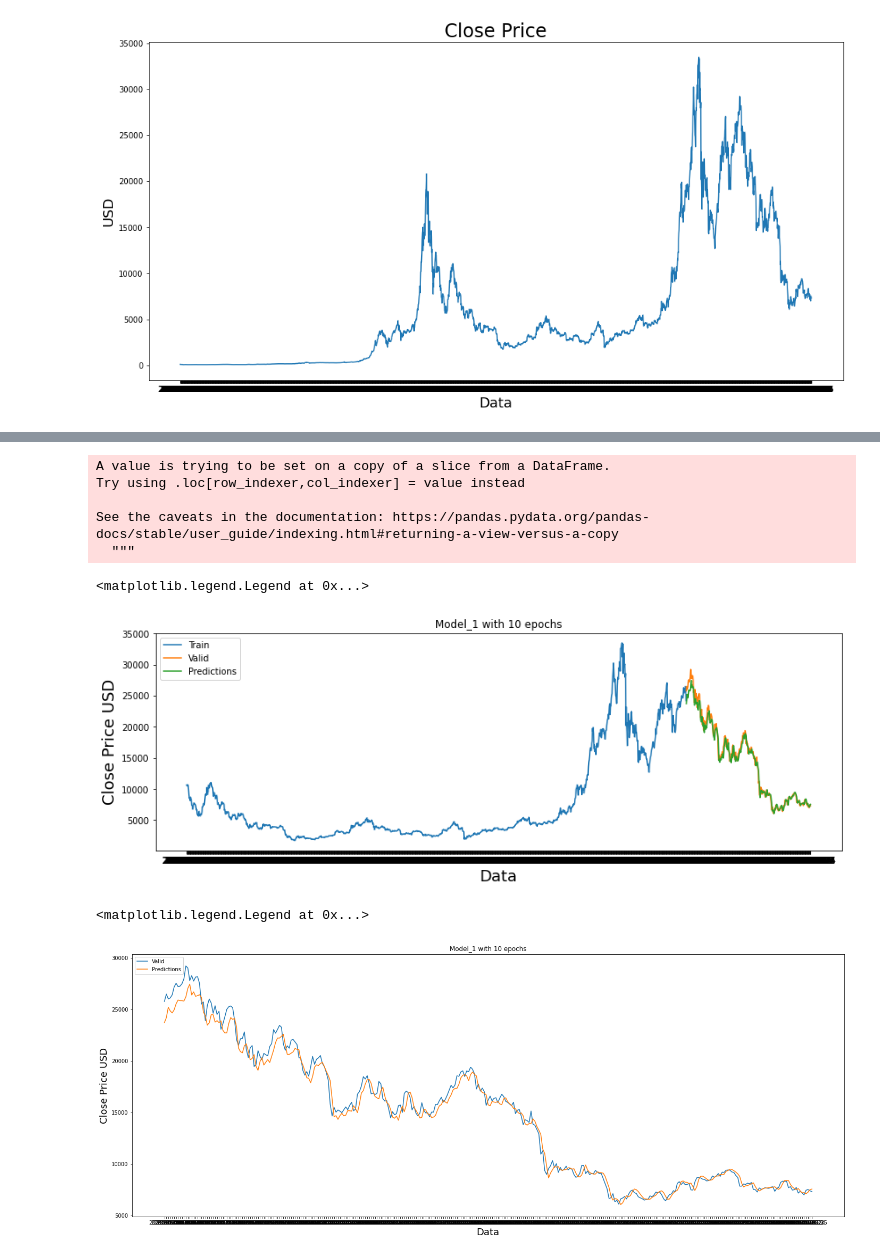
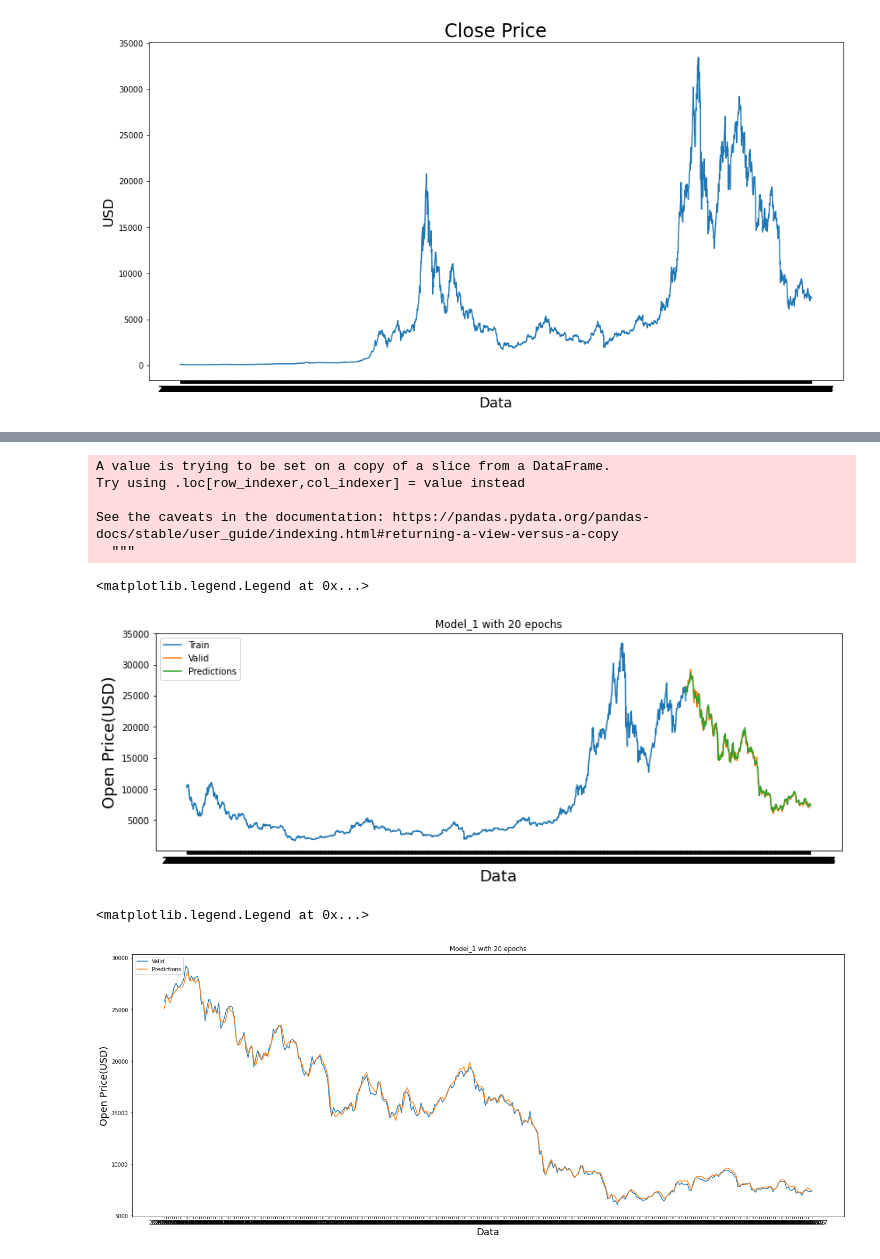
Before and after one commit to tablehan/deepLearningPractice, a Jupyter notebook: LSTMforCCI30_practice.ipynb, the cells around one changed output, grey strips where cells are left out. Saved outputs shown, nothing was run; the diff lists cells and outputs as text; code cells hidden in the pictures.

```diff
--- a/LSTMforCCI30_practice.ipynb
+++ b/LSTMforCCI30_practice.ipynb
@@ -165,6 +151,6 @@ None
 # %%
 # Train the model
 callback = tf.keras.callbacks.EarlyStopping(monitor='loss', patience=2)
-history = model_1.fit(X_train, y_train, batch_size=batch_size, epochs=epochs)
+history = model_1.fit(X_train, y_train, batch_size=batch_size, epochs=epochs, verbose=2, validation_data=(X_test,y_test))
 # %% [output]
 Epoch 1/20
@@ -187,6 +185,6 @@ Epoch 20/20
 # %%
 # Get the model_1 predicted price values
 predictions_1 = model_1.predict(X_test)
-predictions_1 = scaler_y.inverse_transform(predictions_1)
+predictions_1 = scaler.inverse_transform(predictions_1)
 predictions_1[:5,:]
 # %% [output]
@@ -203,0 +201,4 @@ rmse
+# %%
+#plotting param
+dic={0:"Open",1:"High",2:"Low",3:"Close",4:"Volume"}
+nums=0
@@ -219,15 +238,15 @@ Text(0.5, 0, 'epochs')
 train = df.iloc[:training_data_len]
 # data for model_1
 valid_1 = df.iloc[training_data_len:,:]
-valid_1['Predictions'] = predictions_1
+valid_1['Predictions'] = predictions_1[:,nums]
 
 plt.figure(figsize=(14, 10))
 plt.subplot(2, 1, 1)
-plt.title('Model_1 with 10 epochs')
+plt.title(f'Model_1 with {epochs} epochs')
 plt.xlabel('Data', fontsize=18)
-plt.ylabel('Close Price USD', fontsize=18)
-plt.plot(train["Close"])
-plt.plot(valid_1[["Close","Predictions"]])
+plt.ylabel(f'{dic[nums] if nums==4 else dic[nums]+" Price(USD)"}', fontsize=18)
+plt.plot(train[dic[nums]])
+plt.plot(valid_1[[dic[nums],"Predictions"]])
 plt.legend(['Train', 'Valid', 'Predictions'], loc='upper left')
 # %% [output]
 A value is trying to be set on a copy of a slice from a DataFrame.
@@ -236,15 +255,15 @@ Try using .loc[row_indexer,col_indexer] = value instead
 See the caveats in the documentation: https://pandas.pydata.org/pandas-docs/stable/user_guide/indexing.html#returning-a-view-versus-a-copy
   """
 <matplotlib.legend.Legend at 0x...>
-[figure, old version]
+[figure, new version]
 # %%
 plt.figure(figsize=(24, 20))
 plt.subplot(2, 1, 1)
-plt.title('Model_1 with 10 epochs')
+plt.title(f'Model_1 with {epochs} epochs')
 plt.xlabel('Data', fontsize=18)
-plt.ylabel('Close Price USD', fontsize=18)
-plt.plot(valid_1[["Close","Predictions"]])
+plt.ylabel(f'{dic[nums] if nums==4 else dic[nums]+" Price(USD)"}', fontsize=18)
+plt.plot(valid_1[[dic[nums],"Predictions"]])
 plt.legend(['Valid', 'Predictions'], loc='upper left')
 # %% [output]
 <matplotlib.legend.Legend at 0x...>
-[figure, old version]
+[figure, new version]
```
Also changed, not shown: parts of 17 cells of this notebook.
